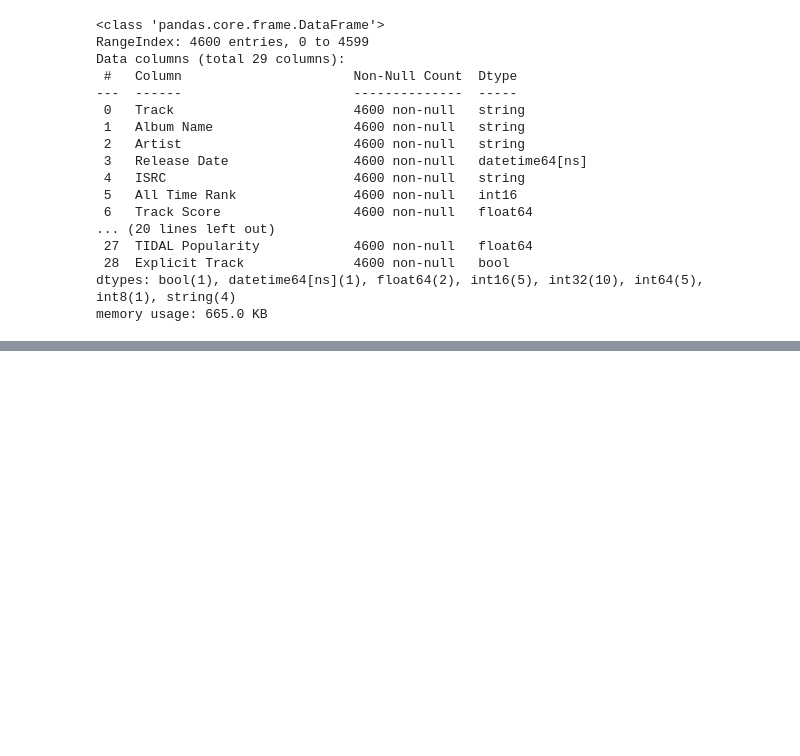
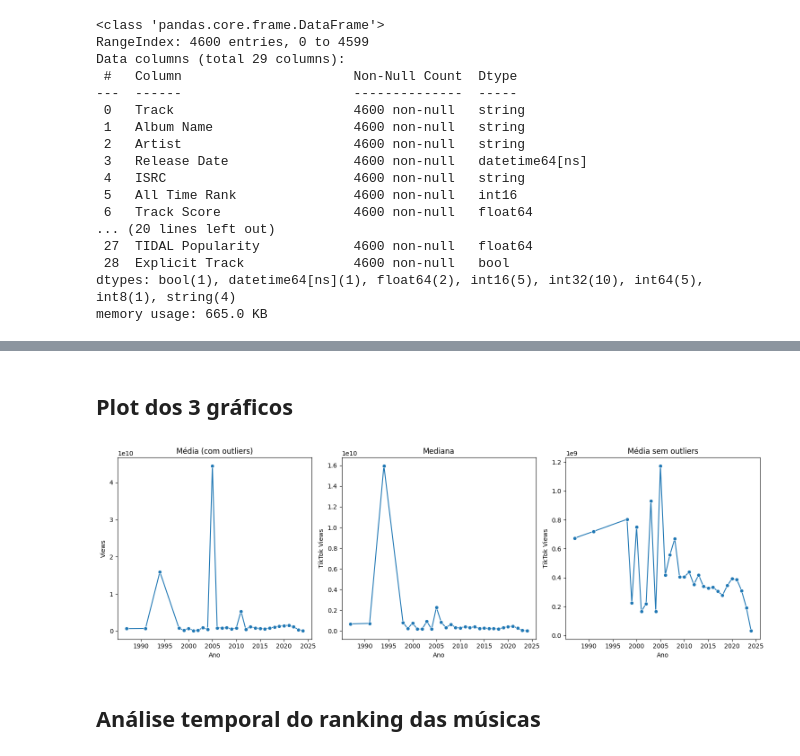
Before and after one commit to MizunoYudi/AD-Musicas-Mais-Tocadas, a Jupyter notebook: projeto.ipynb, the cells around one changed output, grey strips where cells are left out. Cells and saved outputs as stored; diff of their text form; code cells hidden in the pictures; blank space fills up the shorter version.

```diff
--- a/projeto.ipynb
+++ b/projeto.ipynb
@@ -579,0 +725,3 @@ memory usage: 665.0 KB
+# %%
+df_media = df_musicas.groupby('Year')['TikTok Views'].mean().reset_index()
+df_media
@@ -579,0 +748,3 @@ memory usage: 665.0 KB
+# %%
+df_mediana = df_musicas.groupby('Year')['TikTok Views'].median().reset_index()
+df_mediana
@@ -579,0 +771,14 @@ memory usage: 665.0 KB
+# %%
+Q1 = df_musicas['TikTok Views'].quantile(0.25)
+Q3 = df_musicas['TikTok Views'].quantile(0.75)
+IQR = Q3 - Q1
+
+limite_inf = Q1 - 1.5 * IQR
+limite_sup = Q3 + 1.5 * IQR
+
+df_sem_outliers = df_musicas[
+    (df_musicas['TikTok Views'] >= limite_inf) &
+    (df_musicas['TikTok Views'] <= limite_sup)
+]
+
+df_media_sem_outliers = df_sem_outliers.groupby('Year')['TikTok Views'].mean().reset_index()
@@ -579,0 +805,30 @@ memory usage: 665.0 KB
+# %% [markdown]
+## Plot dos 3 gráficos
+# %%
+plt.figure(figsize=(15,5))
+
+# Média
+plt.subplot(1,3,1)
+sns.lineplot(data=df_media, x='Year', y='TikTok Views', marker='o')
+plt.title('Média (com outliers)')
+plt.xlabel('Ano')
+plt.ylabel('Views')
+
+# Mediana
+plt.subplot(1,3,2)
+sns.lineplot(data=df_mediana, x='Year', y='TikTok Views', marker='o')
+plt.title('Mediana')
+plt.xlabel('Ano')
+
+# Média sem outliers
+plt.subplot(1,3,3)
+sns.lineplot(data=df_media_sem_outliers, x='Year', y='TikTok Views', marker='o')
+plt.title('Média sem outliers')
+plt.xlabel('Ano')
+
+plt.tight_layout()
+plt.show()
+# %% [output]
+[figure, added]
+# %% [markdown]
+## Análise temporal do ranking das músicas
```
Also changed, not shown: parts of 30 cells of this notebook.
